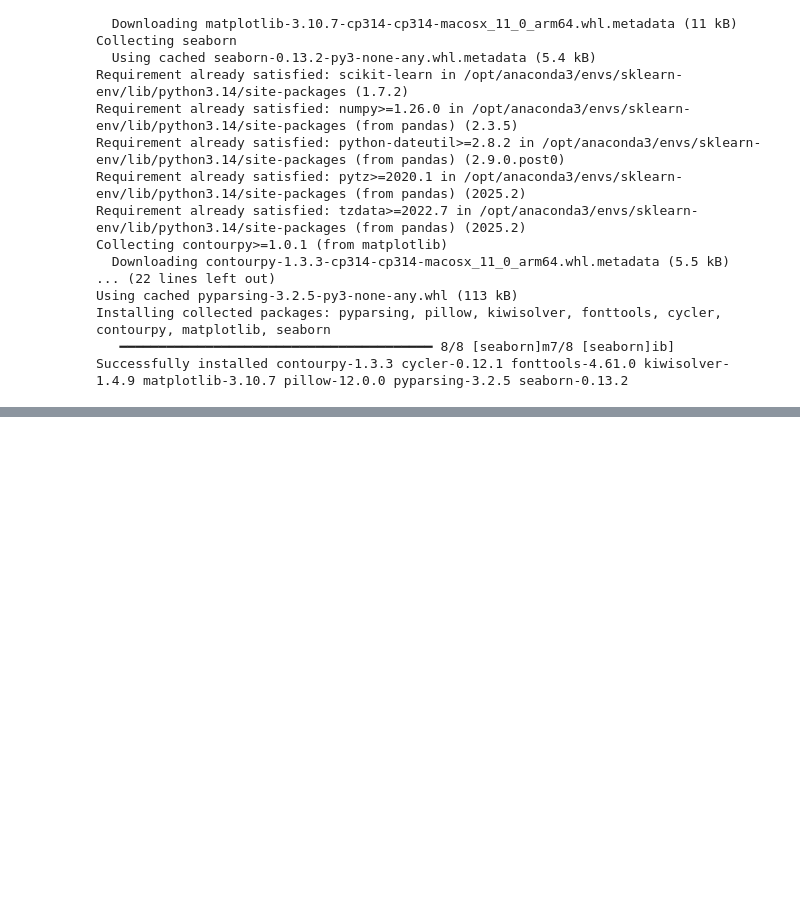
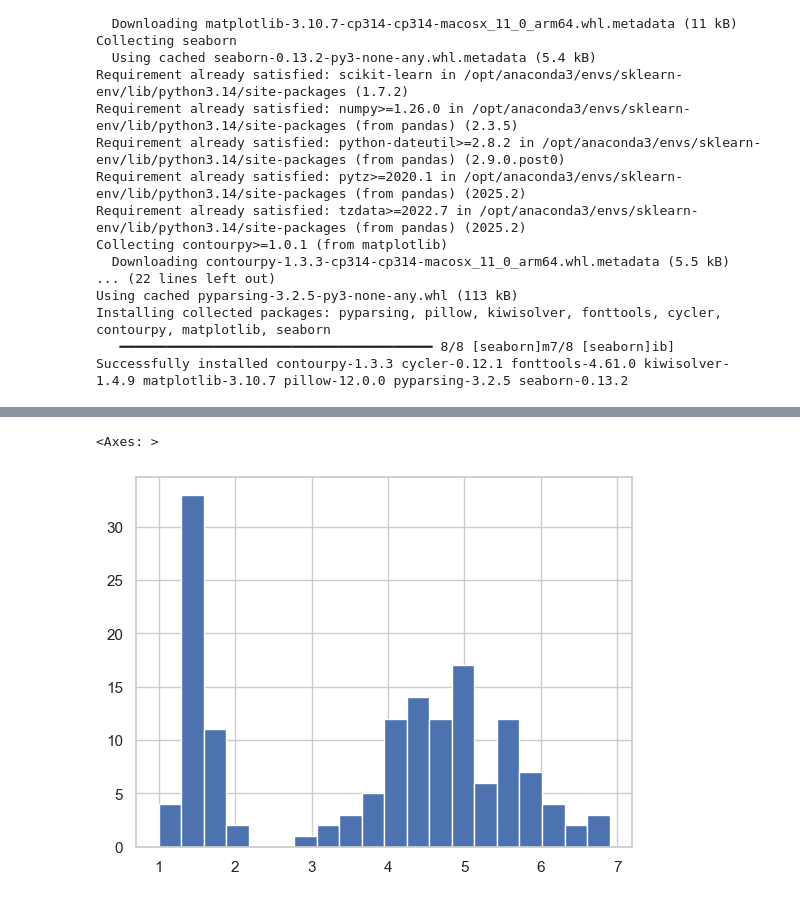
Before and after one commit to mohiuddinwaqar-sudo/scikitlearn, a Jupyter notebook: learn.ipynb, the cells around one changed output, grey strips where cells are left out. Saved outputs shown, nothing was run; the diff lists cells and outputs as text; code cells hidden in the pictures; blank space fills up the shorter version.

```diff
--- a/learn.ipynb
+++ b/learn.ipynb
@@ -54,0 +98,5 @@ sns.set(style="whitegrid")
+# %%
+iris_2["petal length (cm)"].hist(bins=20)
+# %% [output]
+<Axes: >
+[figure, added]
```
Also changed, not shown: parts of 12 cells of this notebook.
